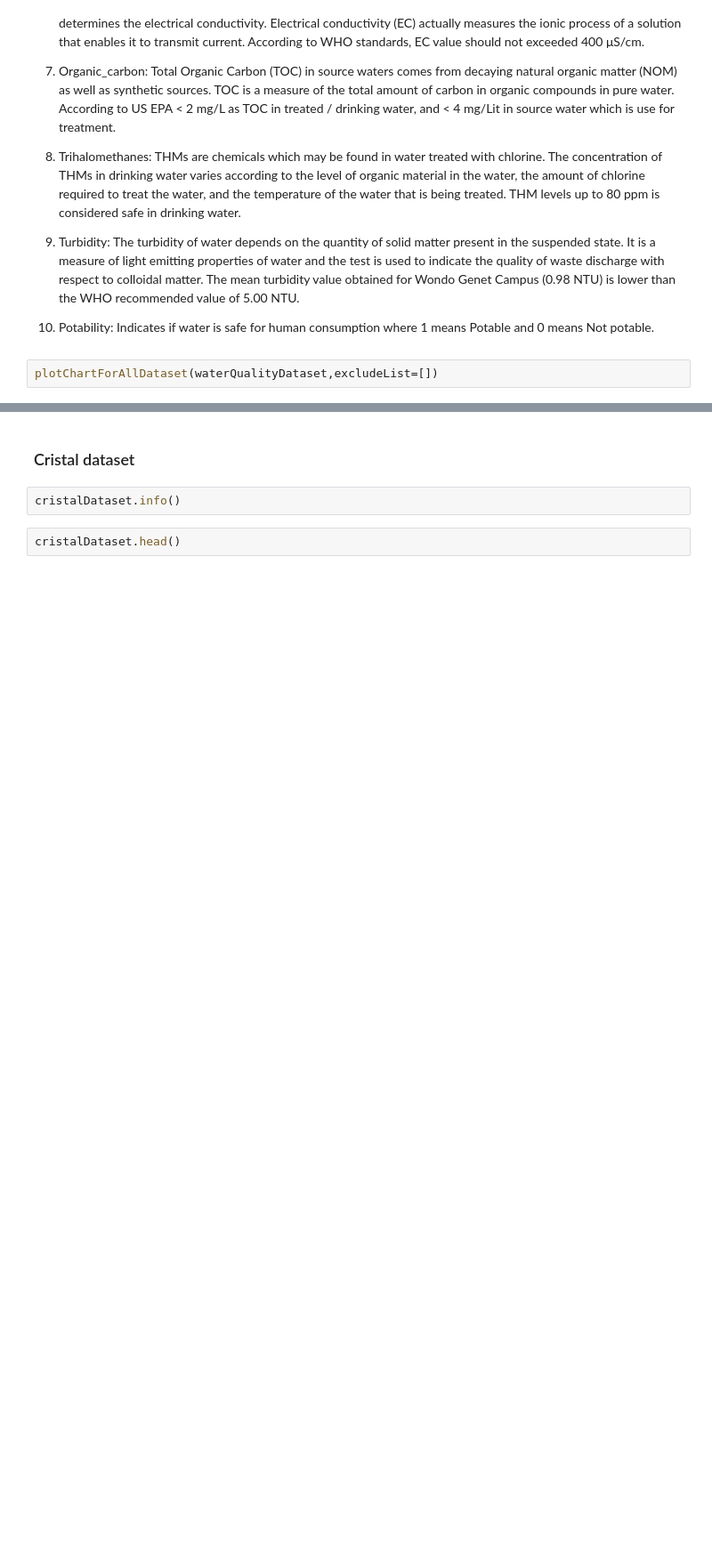
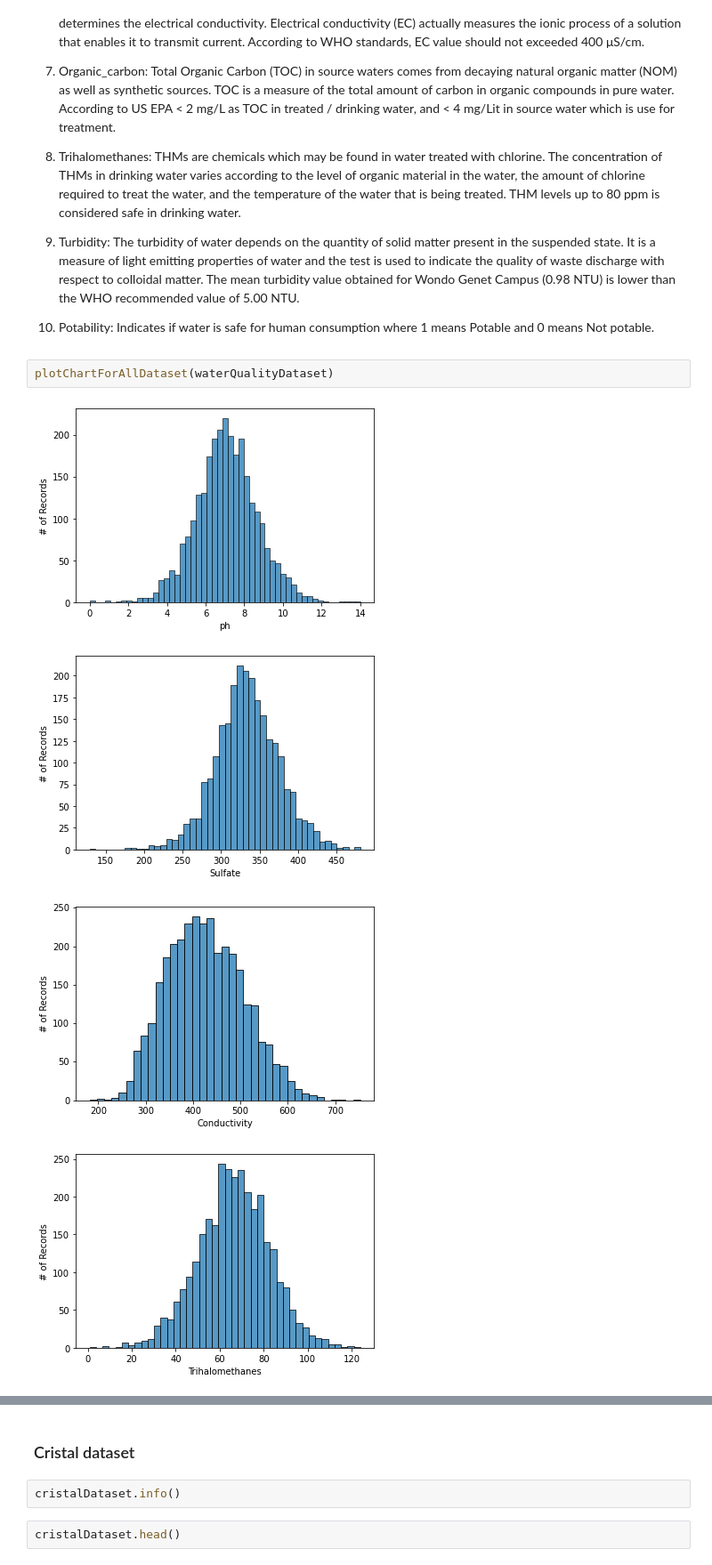
Before and after one commit to Erez123454/MachineLearning_Ass1, a Jupyter notebook: DataAnalysis.ipynb, the cells around one changed output, grey strips where cells are left out. Shown: that part at 89% size. Drawn from its saved outputs; the diff is of its cells as text; blank space fills up the shorter version.

Commit message:
add analysis on water quality dataest

```diff
--- a/DataAnalysis.ipynb
+++ b/DataAnalysis.ipynb
@@ -106,4 +141,9 @@ The turbidity of water depends on the quantity of solid matter present in the su
 10) Potability:
 Indicates if water is safe for human consumption where 1 means Potable and 0 means Not potable.
 # %%
-plotChartForAllDataset(waterQualityDataset,excludeList=[])
+plotChartForAllDataset(waterQualityDataset)
+# %% [output]
+[figure, added]
+[figure, added]
+[figure, added]
+[figure, added]
```
Also changed, not shown: parts of 12 cells of this notebook, 1 other file.
